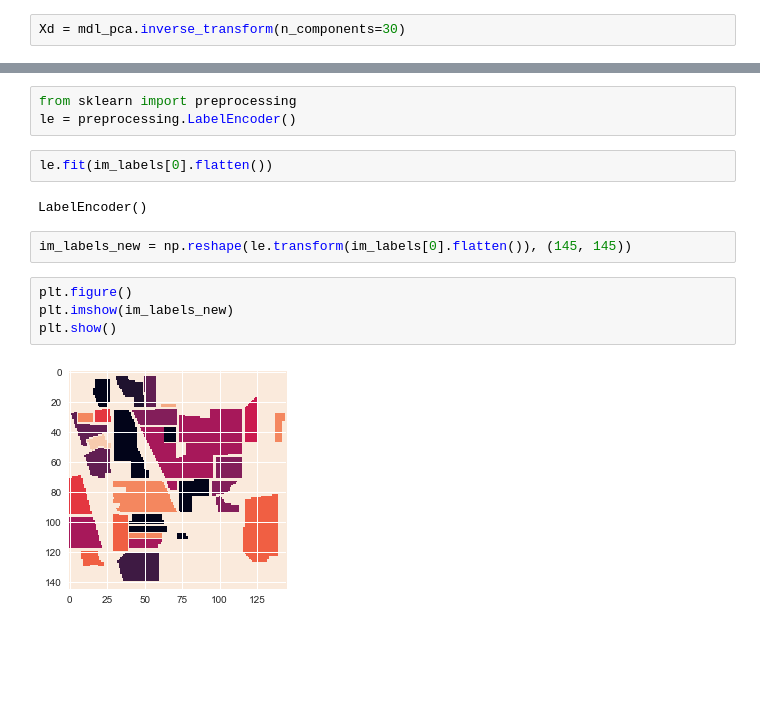
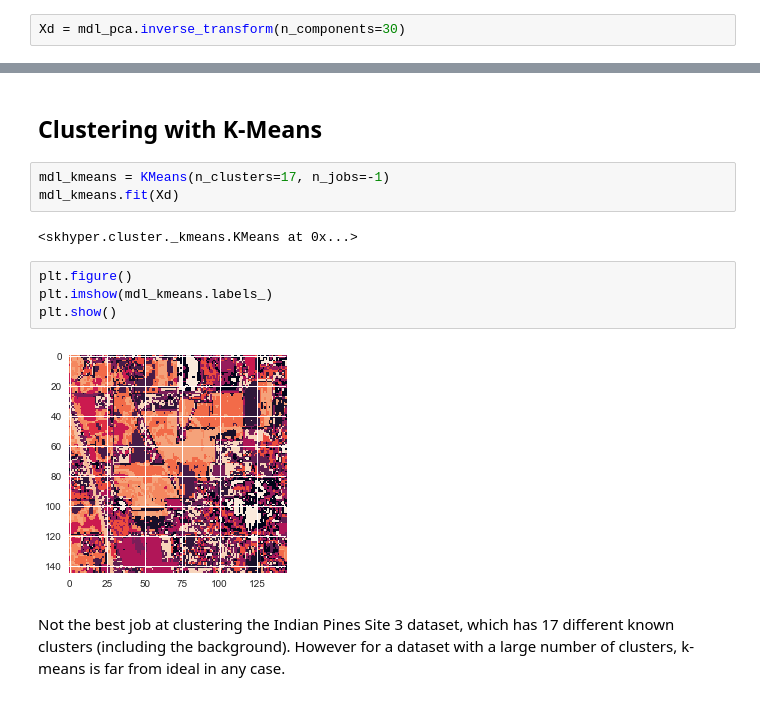
Before and after one commit to priyankshah7/hypers, a Jupyter notebook: examples/indian_pines.ipynb, the cells around one changed output, grey strips where cells are left out. Drawn from its saved outputs; the diff is of its cells as text; blank space fills up the shorter version.

Commit message:
Updated Indian Pines notebook, showcasing use of k-means and PCA.

```diff
--- a/examples/indian_pines.ipynb
+++ b/examples/indian_pines.ipynb
@@ -84,15 +48,15 @@ AttributeError: 'SVC' object has no attribute 'fit_train_test'
-# %%
-from sklearn import preprocessing
-le = preprocessing.LabelEncoder()
-# %%
-le.fit(im_labels[0].flatten())
-# %% [output]
-LabelEncoder()
-# %%
-im_labels_new = np.reshape(le.transform(im_labels[0].flatten()), (145, 145))
+# %% [markdown]
+## Clustering with K-Means
+# %%
+mdl_kmeans = KMeans(n_clusters=17, n_jobs=-1)
+mdl_kmeans.fit(Xd)
+# %% [output]
+<skhyper.cluster._kmeans.KMeans at 0x...>
 # %%
 plt.figure()
-plt.imshow(im_labels_new)
+plt.imshow(mdl_kmeans.labels_)
 plt.show()
 # %% [output]
-[figure, old version]
+[figure, new version]
+# %% [markdown]
+Not the best job at clustering the Indian Pines Site 3 dataset, which has 17 different known clusters (including the background). However for a dataset with a large number of clusters, k-means is far from ideal in any case.
```
Also changed, not shown: parts of 9 cells of this notebook.
